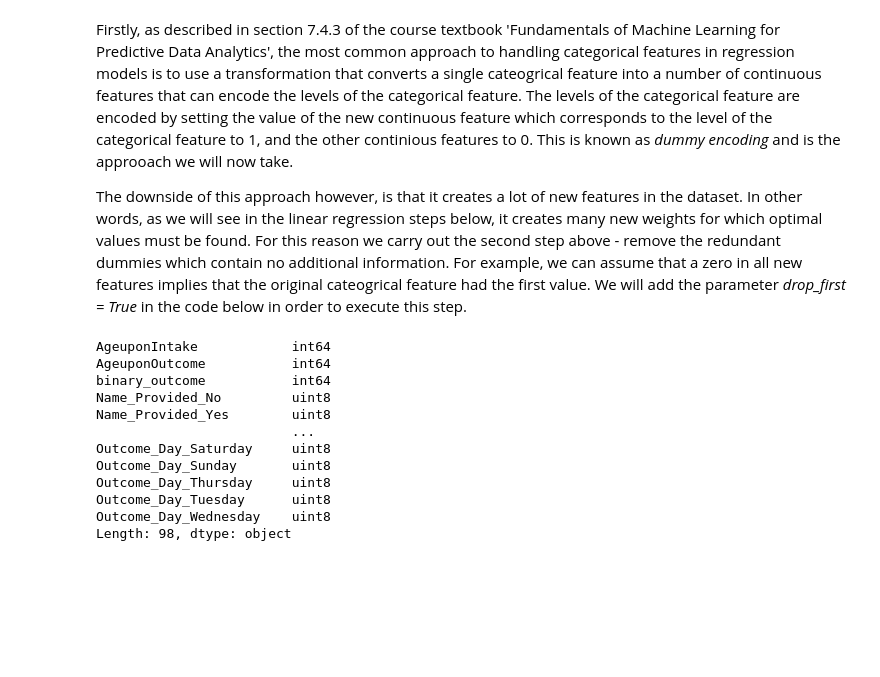
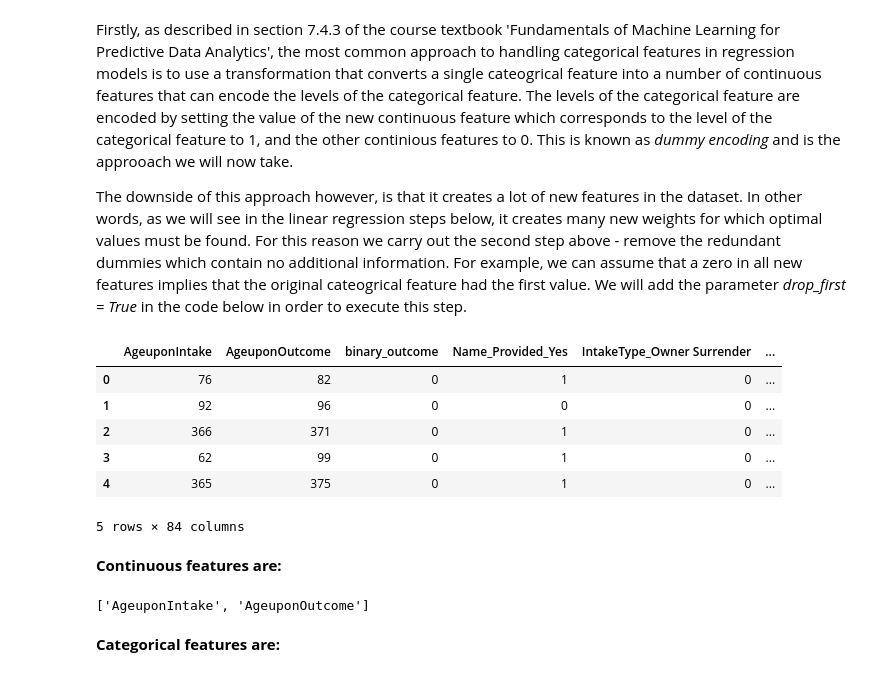
Before and after one commit to hbarrett100/Comp47350-data-analytics, a Jupyter notebook: Assignment2 - Predictive Modelling/homework2.ipynb, the cells around one changed output. Drawn from its saved outputs; the diff is of its cells as text; code cells hidden in the pictures; blank space fills up the shorter version.

```diff
--- a/Assignment2 - Predictive Modelling/homework2.ipynb
+++ b/Assignment2 - Predictive Modelling/homework2.ipynb
@@ -543,18 +560,25 @@ Firstly, as described in section 7.4.3 of the course textbook 'Fundamentals of M
 The downside of this approach however, is that it creates a lot of new features in the dataset. In other words, as we will see in the linear regression steps below, it creates many new weights for which optimal values must be found. For this reason we carry out the second step above - remove the redundant dummies which contain no additional information. For example, we can assume that a zero in all new features implies that the original cateogrical feature had the first value. We will add the parameter *drop_first = True* in the code below in order to execute this step.
 # %%
 # set up dummies features
-df_version1 = pd.get_dummies(df_version1)
-df_version1.dtypes
+df_version1 = pd.get_dummies(df_version1, drop_first=True)
-# %% [output]
-AgeuponIntake            int64
-AgeuponOutcome           int64
-binary_outcome           int64
-Name_Provided_No         uint8
-Name_Provided_Yes        uint8
-                         ...
-Outcome_Day_Saturday     uint8
-Outcome_Day_Sunday       uint8
-Outcome_Day_Thursday     uint8
-Outcome_Day_Tuesday      uint8
-Outcome_Day_Wednesday    uint8
-Length: 98, dtype: object
+# %%
+df_version1.head()
+# %% [output]
+|  | AgeuponIntake | AgeuponOutcome | binary_outcome | Name_Provided_Yes | IntakeType_Owner Surrender | ... |
+| 0 | 76 | 82 | 0 | 1 | 0 | ... |
+| 1 | 92 | 96 | 0 | 0 | 0 | ... |
+| 2 | 366 | 371 | 0 | 1 | 0 | ... |
+| 3 | 62 | 99 | 0 | 1 | 0 | ... |
+| 4 | 365 | 375 | 0 | 1 | 0 | ... |
+5 rows × 84 columns
+# %% [markdown]
+**Continuous features are:**
+# %%
+continuous_columns = df_version1.select_dtypes(include=['int64']).columns.tolist()
+# remove the target "binary_outcome"
+continuous_columns.pop(2)
+continuous_columns
+# %% [output]
+['AgeuponIntake', 'AgeuponOutcome']
+# %% [markdown]
+**Categorical features are:**
```
Also changed, not shown: parts of 28 cells of this notebook.
